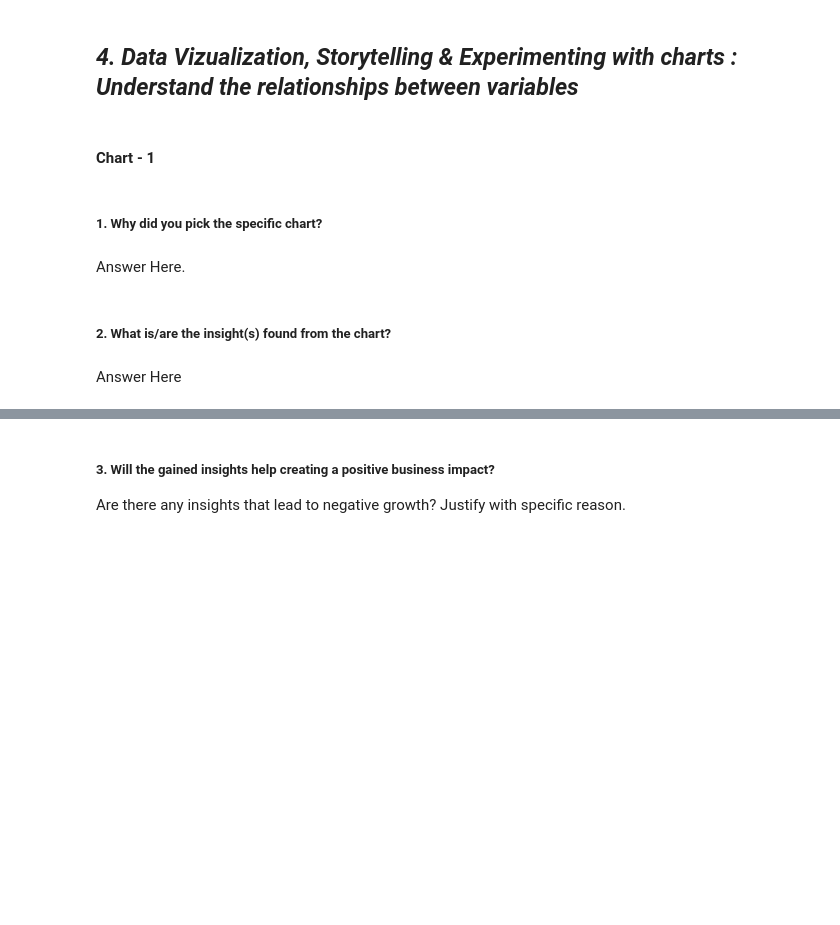
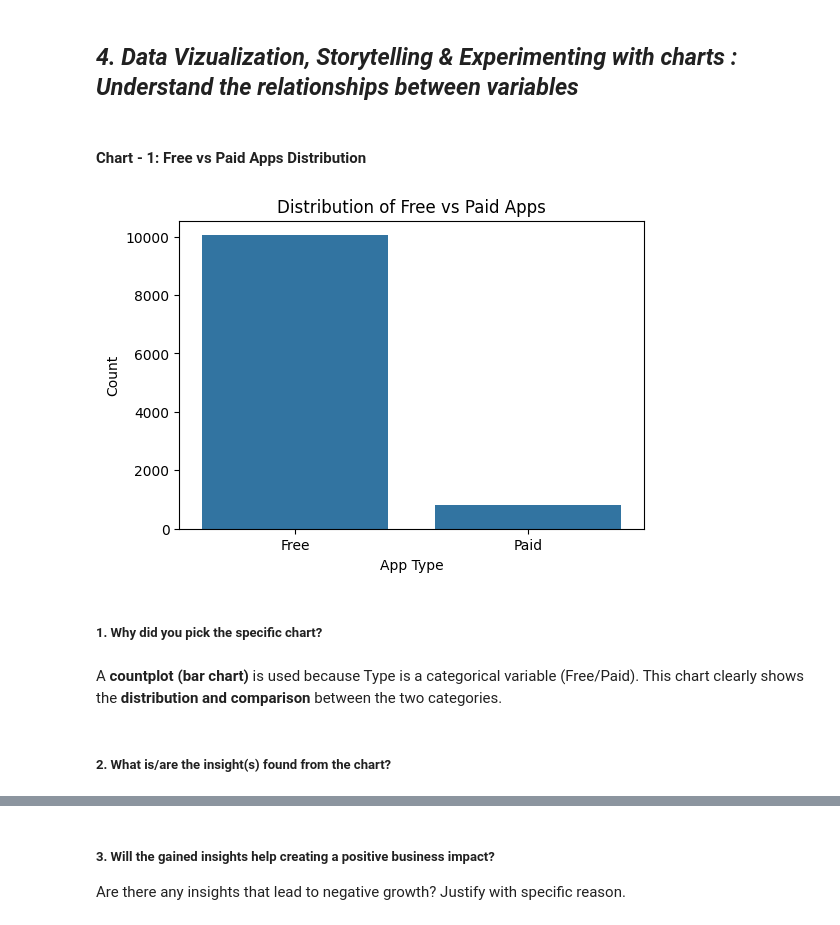
Before and after one commit to Chetanpatil71502/EDA-Play-Store-App-Review-Analysis, a Jupyter notebook: EDA_Play_Store_App_Review_Analysis.ipynb, the cells around one changed output, grey strips where cells are left out. Cells and saved outputs as stored; diff of their text form; code cells hidden in the pictures; blank space fills up the shorter version.

Commit message:
implement univariate analysis for app type, ratings, and installs

```diff
--- a/EDA_Play_Store_App_Review_Analysis.ipynb
+++ b/EDA_Play_Store_App_Review_Analysis.ipynb
@@ -482,4 +482,4 @@ During the data wrangling and preprocessing stage, the following steps were perf
 # %% [markdown]
 ## ***4. Data Vizualization, Storytelling & Experimenting with charts : Understand the relationships between variables***
 # %% [markdown]
-#### Chart - 1
+#### Chart - 1: Free vs Paid Apps Distribution
@@ -488,8 +486,18 @@ During the data wrangling and preprocessing stage, the following steps were perf
+# %%
+plt.figure(figsize=(6,4))
+sns.countplot(x='Type', data=playstore_df)
+
+plt.title("Distribution of Free vs Paid Apps")
+plt.xlabel("App Type")
+plt.ylabel("Count")
+
+plt.show()
+# %% [output]
+[figure, added]
 # %% [markdown]
 ##### 1. Why did you pick the specific chart?
-# %% [markdown]
-Answer Here.
+# %% [markdown]
+A **countplot (bar chart)** is used because Type is a categorical variable (Free/Paid).
+This chart clearly shows the **distribution and comparison** between the two categories.
 # %% [markdown]
 ##### 2. What is/are the insight(s) found from the chart?
-# %% [markdown]
-Answer Here
```
Also changed, not shown: parts of 23 cells of this notebook.
